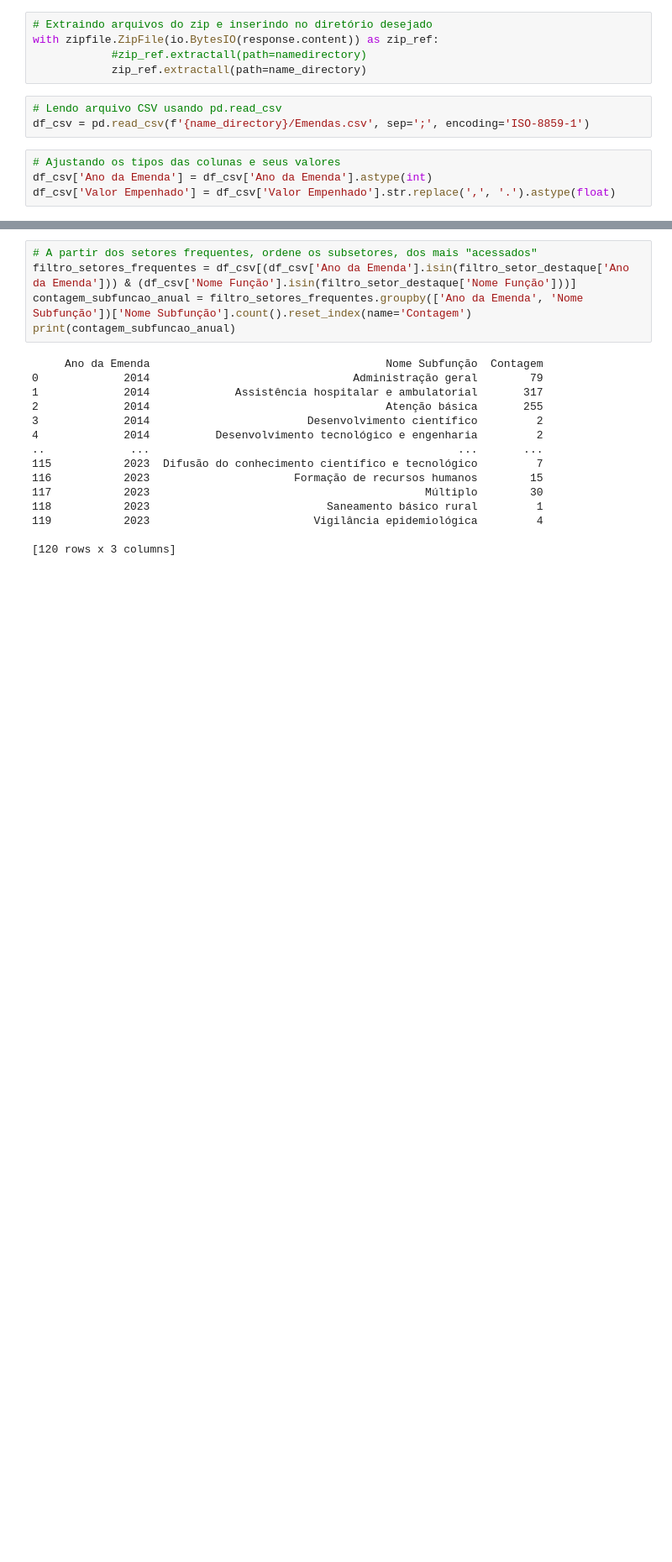
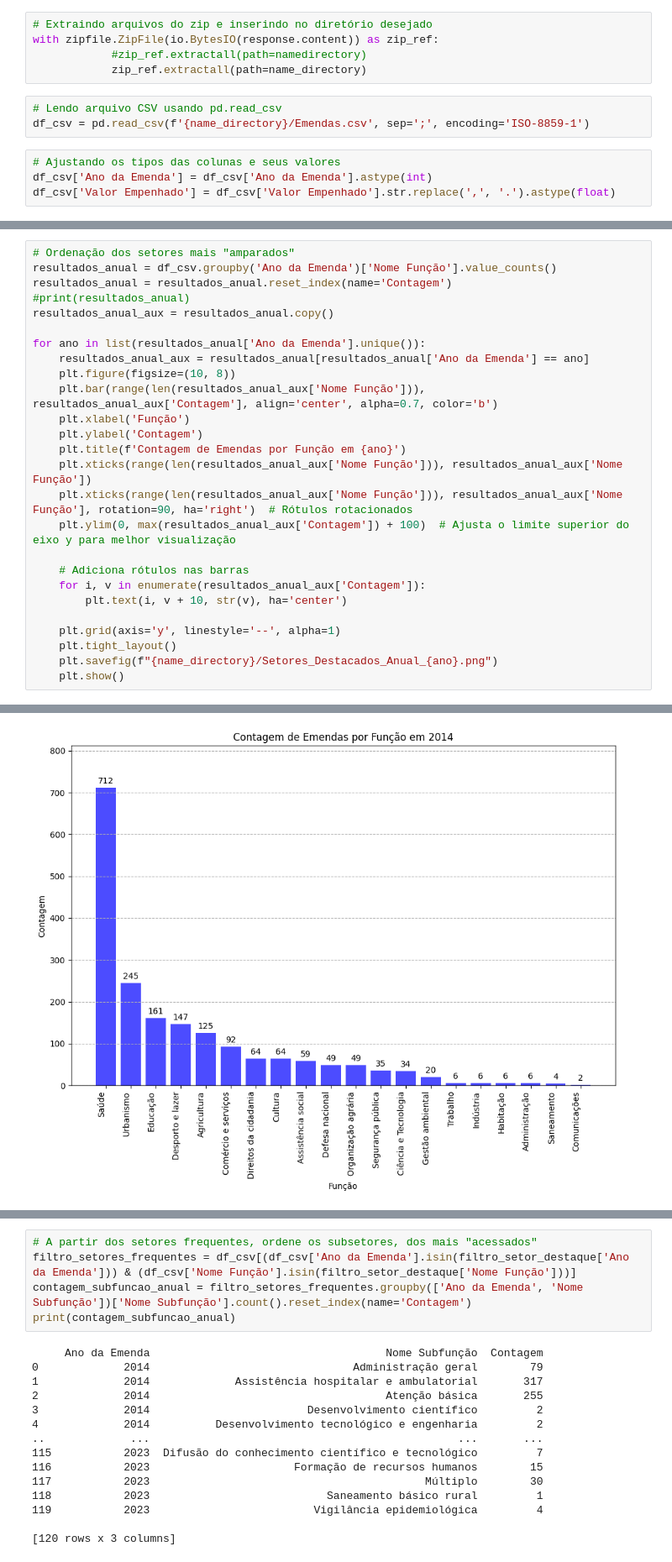
Before and after one commit to viniciusandrade01/Engenharia_e_Analise_de_Dados_Emendas_Parlamentares_CGU, a Jupyter notebook: teste.ipynb, the cells around one changed output, grey strips where cells are left out. Shown at 84% size. Cells and saved outputs as stored; diff of their text form; blank space fills up the shorter version.

```diff
--- a/teste.ipynb
+++ b/teste.ipynb
@@ -79,0 +85,27 @@ print(resultados_anual)
+# %%
+# Ordenação dos setores mais "amparados"
+resultados_anual = df_csv.groupby('Ano da Emenda')['Nome Função'].value_counts()
+resultados_anual = resultados_anual.reset_index(name='Contagem')
+#print(resultados_anual)
+resultados_anual_aux = resultados_anual.copy()
+
+for ano in list(resultados_anual['Ano da Emenda'].unique()):
+    resultados_anual_aux = resultados_anual[resultados_anual['Ano da Emenda'] == ano]
+    plt.figure(figsize=(10, 8))
+    plt.bar(range(len(resultados_anual_aux['Nome Função'])), resultados_anual_aux['Contagem'], align='center', alpha=0.7, color='b')
+    plt.xlabel('Função')
+    plt.ylabel('Contagem')
+    plt.title(f'Contagem de Emendas por Função em {ano}')
+    plt.xticks(range(len(resultados_anual_aux['Nome Função'])), resultados_anual_aux['Nome Função'])
+    plt.xticks(range(len(resultados_anual_aux['Nome Função'])), resultados_anual_aux['Nome Função'], rotation=90, ha='right')  # Rótulos rotacionados
+    plt.ylim(0, max(resultados_anual_aux['Contagem']) + 100)  # Ajusta o limite superior do eixo y para melhor visualização
+
+    # Adiciona rótulos nas barras
+    for i, v in enumerate(resultados_anual_aux['Contagem']):
+        plt.text(i, v + 10, str(v), ha='center')
+
+    plt.grid(axis='y', linestyle='--', alpha=1)
+    plt.tight_layout()
+    plt.savefig(f"{name_directory}/Setores_Destacados_Anual_{ano}.png")
+    plt.show()
+# %% [output]
@@ -79,0 +126 @@ print(resultados_anual)
+[figure, added]
```
Also changed, not shown: parts of 8 cells of this notebook, 3 other files.
